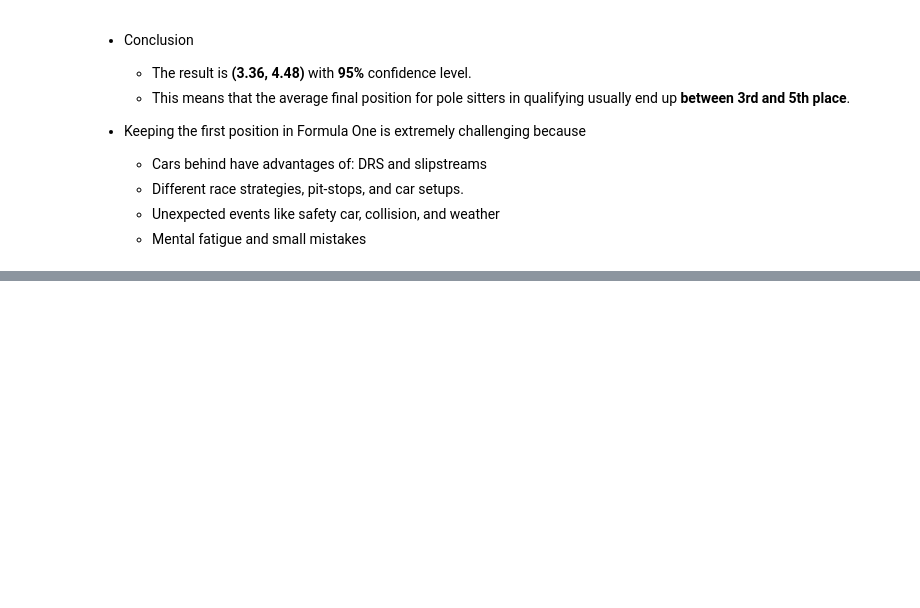
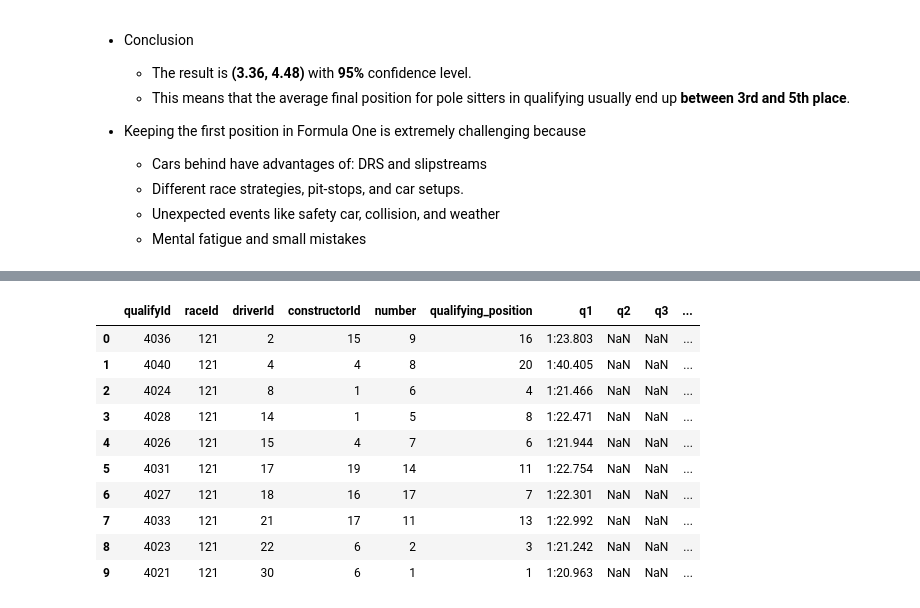
Before and after one commit to otola03/Kaggle_Studies, a Jupyter notebook: f1_analysis/f1_data_stat_project.ipynb, the cells around one changed output, grey strips where cells are left out. Saved outputs shown, nothing was run; the diff lists cells and outputs as text; code cells hidden in the pictures; blank space fills up the shorter version.

```diff
--- a/f1_analysis/f1_data_stat_project.ipynb
+++ b/f1_analysis/f1_data_stat_project.ipynb
@@ -687,0 +706,4 @@ norm.interval(confidence=0.95, loc=mean, scale=se)
+# %%
+# identify the circuitId for Monza circuit.
+monza_id = circuits.loc[circuits.circuitRef == 'monza', 'circuitId'].reset_index(drop=True).iloc[0]
+print(f"Monza circuitId: {monza_id}")
@@ -687,0 +712,20 @@ norm.interval(confidence=0.95, loc=mean, scale=se)
+# %%
+# relevant dataframes for Monza circuit
+driver_standings = pd.read_csv('./data/driver_standings.csv', na_values='\\N')
+constructor_standings = pd.read_csv('./data/constructor_standings.csv', na_values='\\N')
+
+monza_races = races.loc[races.circuitId == monza_id]
+monza_races.rename(columns={'position': 'races_position'}, inplace=True)
+monza_qualifying = qualifying.loc[qualifying['raceId'].isin(monza_races['raceId'])]
+monza_qualifying.rename(columns={'position': 'qualifying_position'}, inplace=True)
+
+# merge dataframes
+df = monza_qualifying.merge(monza_races[['raceId', 'year', 'round']], on='raceId', how='left')
+df = df.merge(drivers[['driverId', 'driverRef']], on='driverId', how='left')
+df = df.merge(constructors[['constructorId', 'constructorRef']], on='constructorId', how='left')
+df = df.merge(driver_standings[['raceId', 'driverId', 'position']], on=['raceId', 'driverId'], how='left')
+df.rename(columns={'position': 'driver_standings_position'}, inplace=True)
+df = df.merge(constructor_standings[['raceId', 'constructorId', 'position']], on=['raceId', 'constructorId'], how='left')
+df.rename(columns={'position': 'constructor_standings_position'}, inplace=True)
+
+df = df.sort_values(by=['year', 'round', 'driverId']).reset_index(drop=True)
@@ -687,0 +741,15 @@ norm.interval(confidence=0.95, loc=mean, scale=se)
+# %%
+df = df.drop_duplicates(subset=['driverId', 'year', 'round'])
+df.head(10)
+# %% [output]
+|  | qualifyId | raceId | driverId | constructorId | number | qualifying_position | q1 | q2 | q3 | ... |
+| 0 | 4036 | 121 | 2 | 15 | 9 | 16 | 1:23.803 | NaN | NaN | ... |
+| 1 | 4040 | 121 | 4 | 4 | 8 | 20 | 1:40.405 | NaN | NaN | ... |
+| 2 | 4024 | 121 | 8 | 1 | 6 | 4 | 1:21.466 | NaN | NaN | ... |
+| 3 | 4028 | 121 | 14 | 1 | 5 | 8 | 1:22.471 | NaN | NaN | ... |
+| 4 | 4026 | 121 | 15 | 4 | 7 | 6 | 1:21.944 | NaN | NaN | ... |
+| 5 | 4031 | 121 | 17 | 19 | 14 | 11 | 1:22.754 | NaN | NaN | ... |
+| 6 | 4027 | 121 | 18 | 16 | 17 | 7 | 1:22.301 | NaN | NaN | ... |
+| 7 | 4033 | 121 | 21 | 17 | 11 | 13 | 1:22.992 | NaN | NaN | ... |
+| 8 | 4023 | 121 | 22 | 6 | 2 | 3 | 1:21.242 | NaN | NaN | ... |
+| 9 | 4021 | 121 | 30 | 6 | 1 | 1 | 1:20.963 | NaN | NaN | ... |
```
Also changed, not shown: parts of 17 cells of this notebook, 2 other files.
